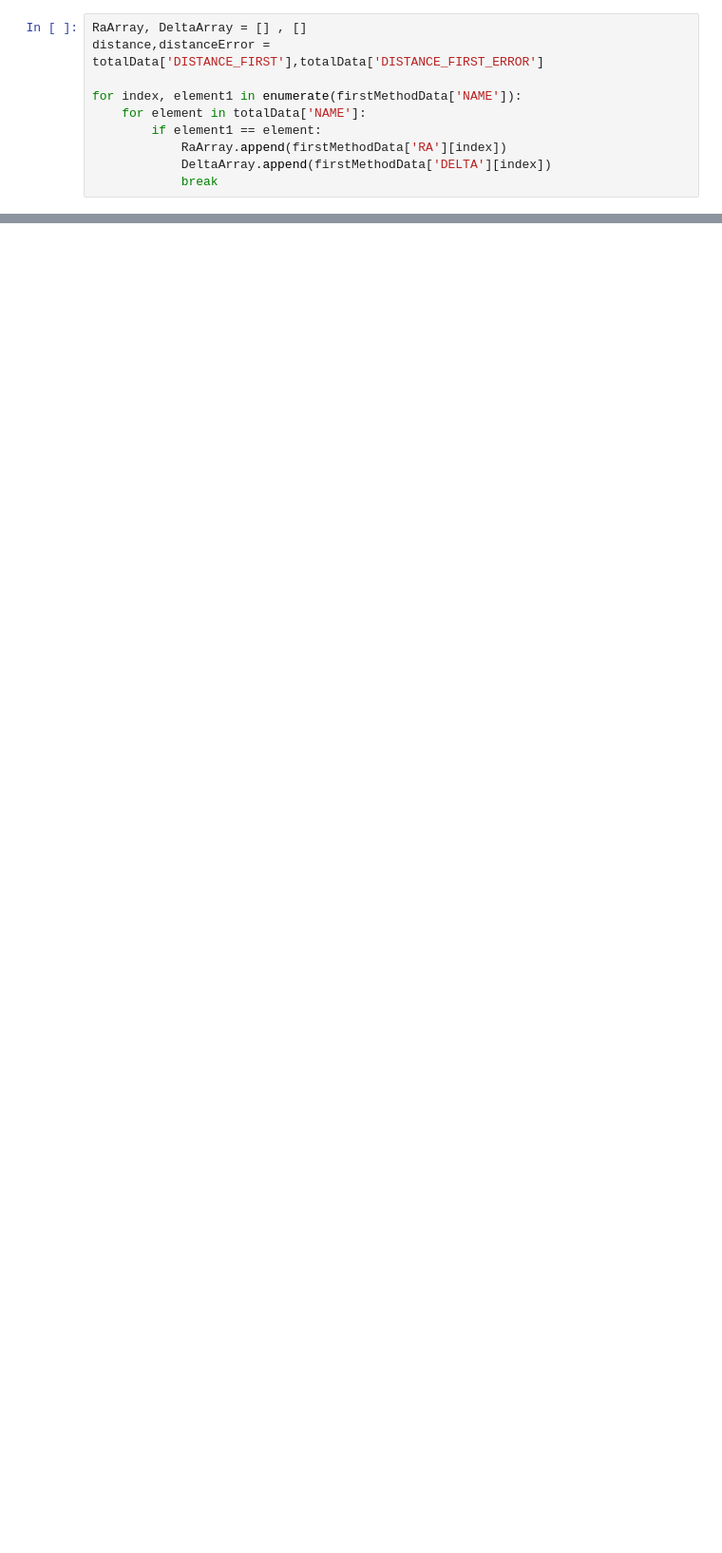
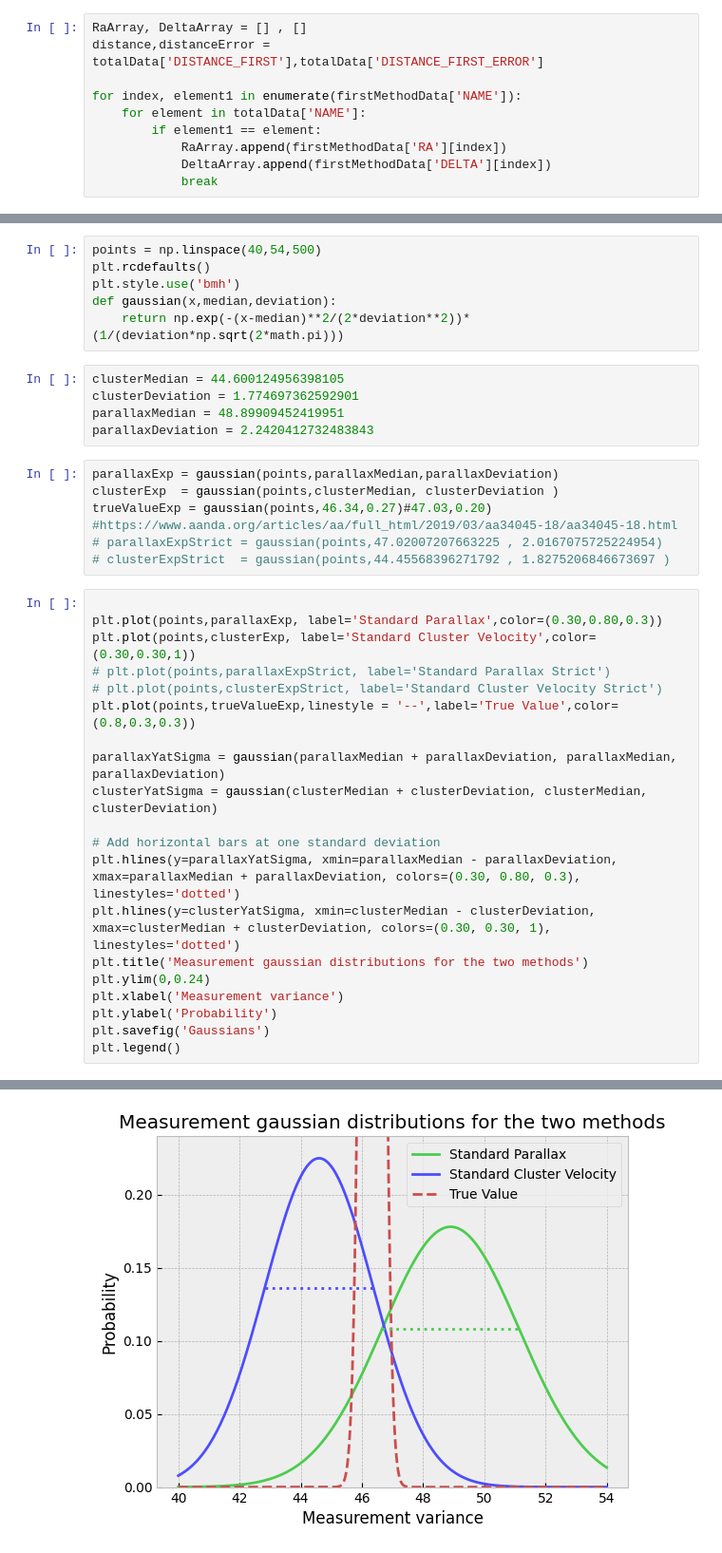
Before and after one commit to grk38/Obs_Astro_03, a Jupyter notebook: data_processing.ipynb, the cells around one changed output, grey strips where cells are left out. Shown at 95% size. Saved outputs shown, nothing was run; the diff lists cells and outputs as text; blank space fills up the shorter version.

```diff
--- a/data_processing.ipynb
+++ b/data_processing.ipynb
@@ -249,0 +241,38 @@ plot_points_and_circles(RaArray,DeltaArray,distance,distanceError)
+# %%
+points = np.linspace(40,54,500)
+plt.rcdefaults()
+plt.style.use('bmh')
+def gaussian(x,median,deviation):
+    return np.exp(-(x-median)**2/(2*deviation**2))*(1/(deviation*np.sqrt(2*math.pi)))
+# %%
+clusterMedian = 44.600124956398105
+clusterDeviation = 1.774697362592901
+parallaxMedian = 48.89909452419951
+parallaxDeviation = 2.2420412732483843
+# %%
+parallaxExp = gaussian(points,parallaxMedian,parallaxDeviation)
+clusterExp  = gaussian(points,clusterMedian, clusterDeviation )
+trueValueExp = gaussian(points,46.34,0.27)#47.03,0.20) #https://www.aanda.org/articles/aa/full_html/2019/03/aa34045-18/aa34045-18.html
+# parallaxExpStrict = gaussian(points,47.02007207663225 , 2.0167075725224954)
+# clusterExpStrict  = gaussian(points,44.45568396271792 , 1.8275206846673697 )
+# %%
+
+plt.plot(points,parallaxExp, label='Standard Parallax',color=(0.30,0.80,0.3))
+plt.plot(points,clusterExp, label='Standard Cluster Velocity',color=(0.30,0.30,1))
+# plt.plot(points,parallaxExpStrict, label='Standard Parallax Strict')
+# plt.plot(points,clusterExpStrict, label='Standard Cluster Velocity Strict')
+plt.plot(points,trueValueExp,linestyle = '--',label='True Value',color=(0.8,0.3,0.3))
+
+parallaxYatSigma = gaussian(parallaxMedian + parallaxDeviation, parallaxMedian, parallaxDeviation)
+clusterYatSigma = gaussian(clusterMedian + clusterDeviation, clusterMedian, clusterDeviation)
+
+# Add horizontal bars at one standard deviation
+plt.hlines(y=parallaxYatSigma, xmin=parallaxMedian - parallaxDeviation, xmax=parallaxMedian + parallaxDeviation, colors=(0.30, 0.80, 0.3), linestyles='dotted')
+plt.hlines(y=clusterYatSigma, xmin=clusterMedian - clusterDeviation, xmax=clusterMedian + clusterDeviation, colors=(0.30, 0.30, 1), linestyles='dotted')
+plt.title('Measurement gaussian distributions for the two methods')
+plt.ylim(0,0.24)
+plt.xlabel('Measurement variance')
+plt.ylabel('Probability')
+plt.savefig('Gaussians')
+plt.legend()
+# %% [output]
@@ -249,0 +280 @@ plot_points_and_circles(RaArray,DeltaArray,distance,distanceError)
+[figure, added]
```
Also changed, not shown: parts of 8 cells of this notebook, 2 other files.
